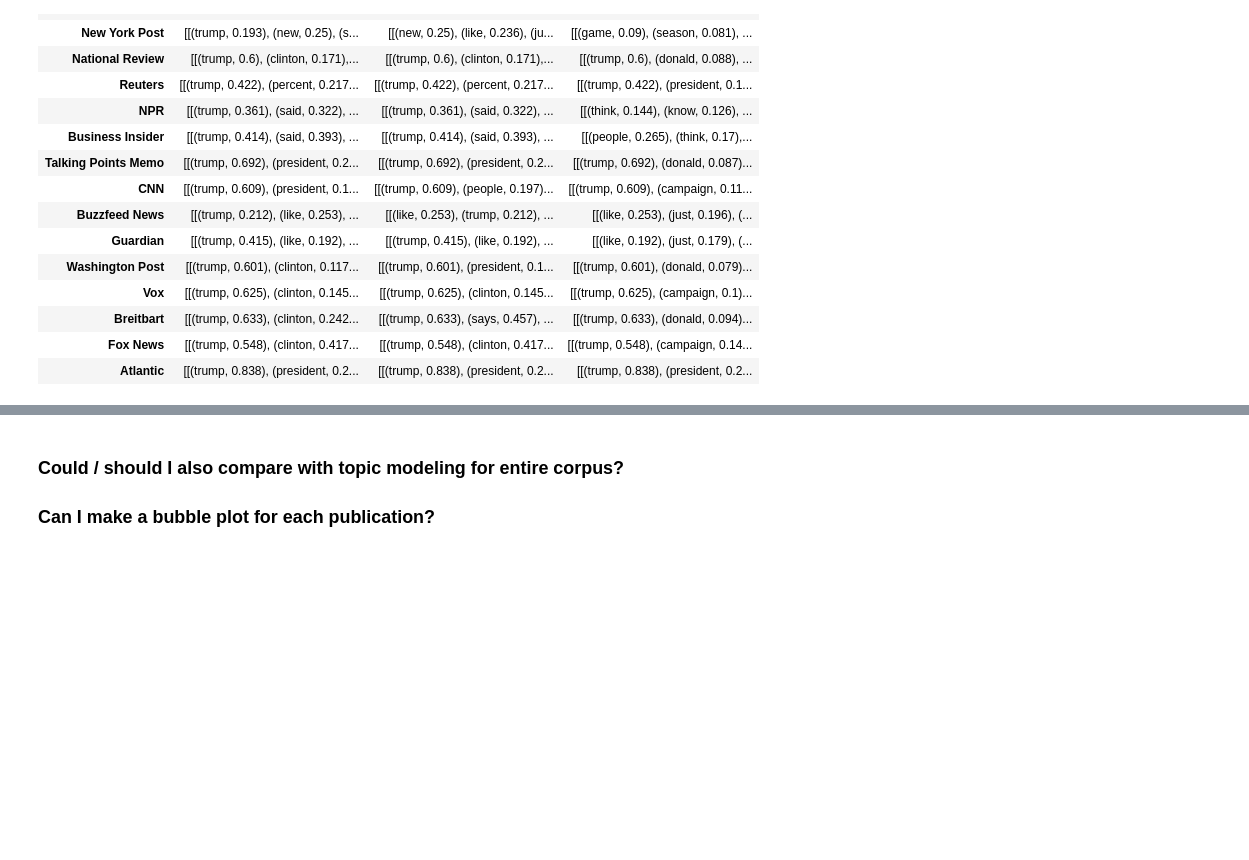
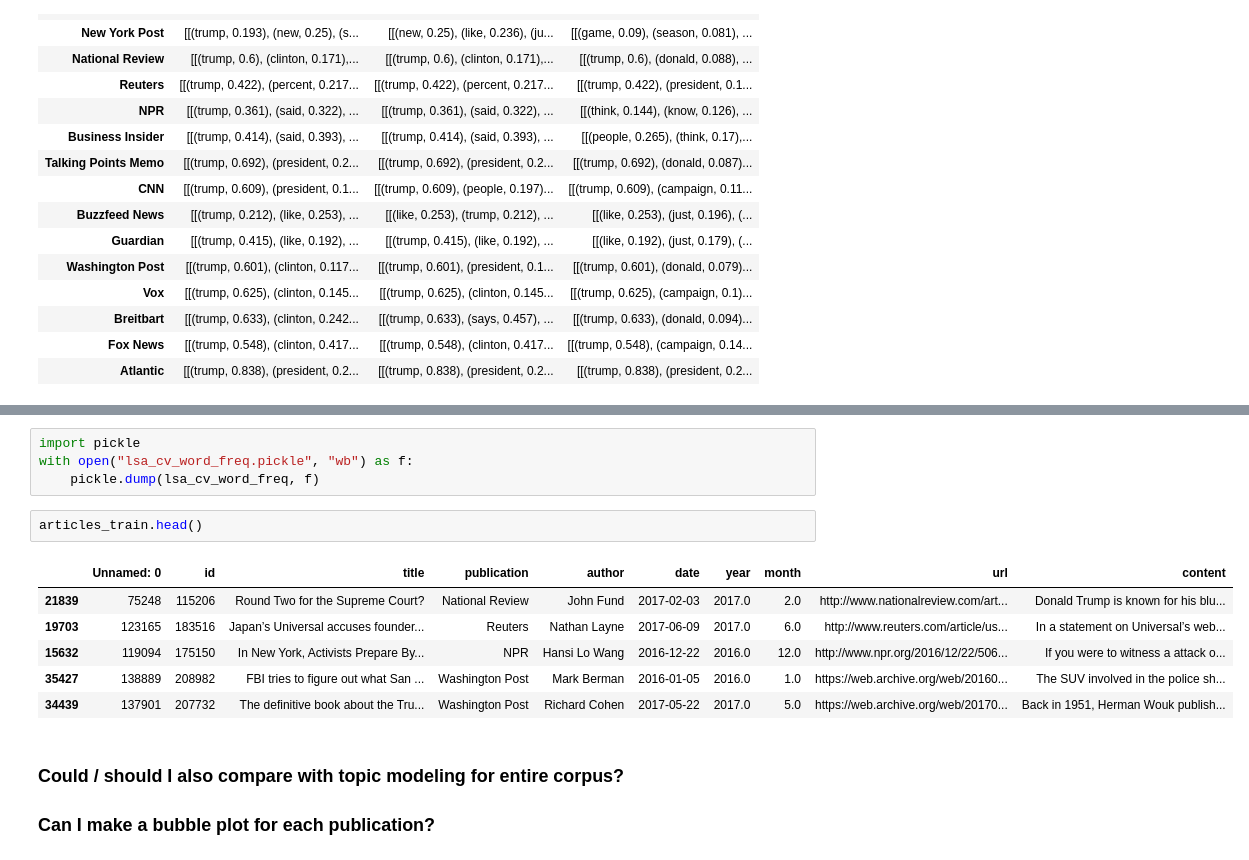
Before and after one commit to tarek-barnes/political-nlp, a Jupyter notebook: Fletcher_Main.ipynb, the cells around one changed output, grey strips where cells are left out. Drawn from its saved outputs; the diff is of its cells as text; blank space fills up the shorter version.

```diff
--- a/Fletcher_Main.ipynb
+++ b/Fletcher_Main.ipynb
@@ -128,3 +192,16 @@ topic_pub_dict["Atlantic"][1]
+# %%
+import pickle
+with open("lsa_cv_word_freq.pickle", "wb") as f:
+    pickle.dump(lsa_cv_word_freq, f)
+# %%
+articles_train.head()
+# %% [output]
+|  | Unnamed: 0 | id | title | publication | author | date | year | month | url | content |
+| 21839 | 75248 | 115206 | Round Two for the Supreme Court? | National Review | John Fund | 2017-02-03 | 2017.0 | 2.0 | http://www.nationalreview.com/art... | Donald Trump is known for his blu... |
+| 19703 | 123165 | 183516 | Japan’s Universal accuses founder... | Reuters | Nathan Layne | 2017-06-09 | 2017.0 | 6.0 | http://www.reuters.com/article/us... | In a statement on Universal’s web... |
+| 15632 | 119094 | 175150 | In New York, Activists Prepare By... | NPR | Hansi Lo Wang | 2016-12-22 | 2016.0 | 12.0 | http://www.npr.org/2016/12/22/506... | If you were to witness a attack o... |
+| 35427 | 138889 | 208982 | FBI tries to figure out what San ... | Washington Post | Mark Berman | 2016-01-05 | 2016.0 | 1.0 | https://web.archive.org/web/20160... | The SUV involved in the police sh... |
+| 34439 | 137901 | 207732 | The definitive book about the Tru... | Washington Post | Richard Cohen | 2017-05-22 | 2017.0 | 5.0 | https://web.archive.org/web/20170... | Back in 1951, Herman Wouk publish... |
 # %% [markdown]
 ###  Could / should I also compare with topic modeling for entire corpus?
 
```
Also changed, not shown: parts of 23 cells of this notebook, 5 other files.
